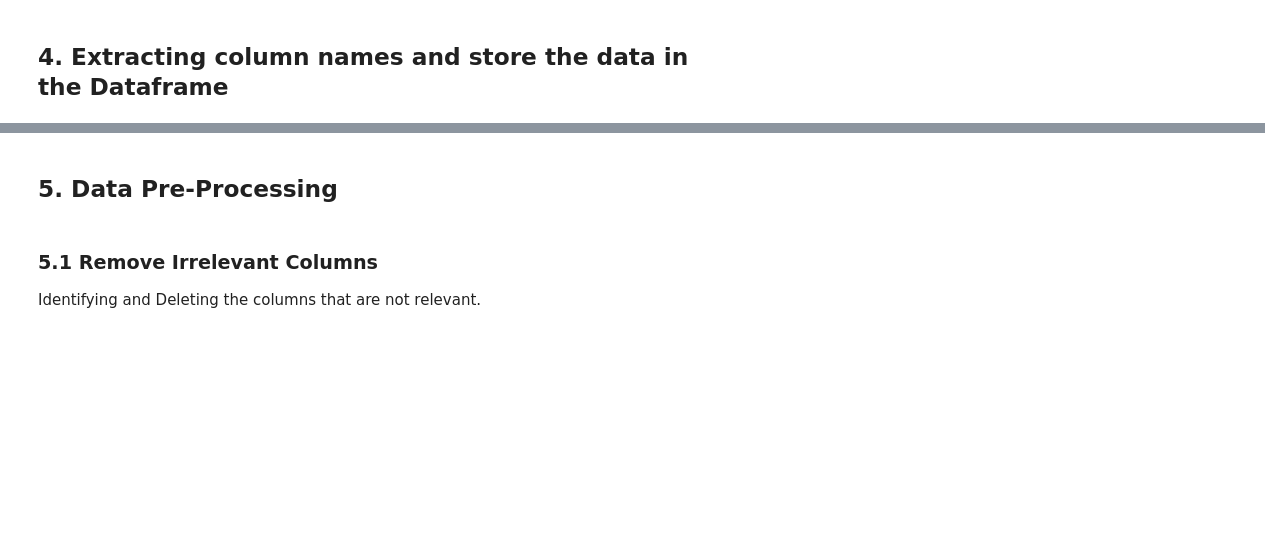
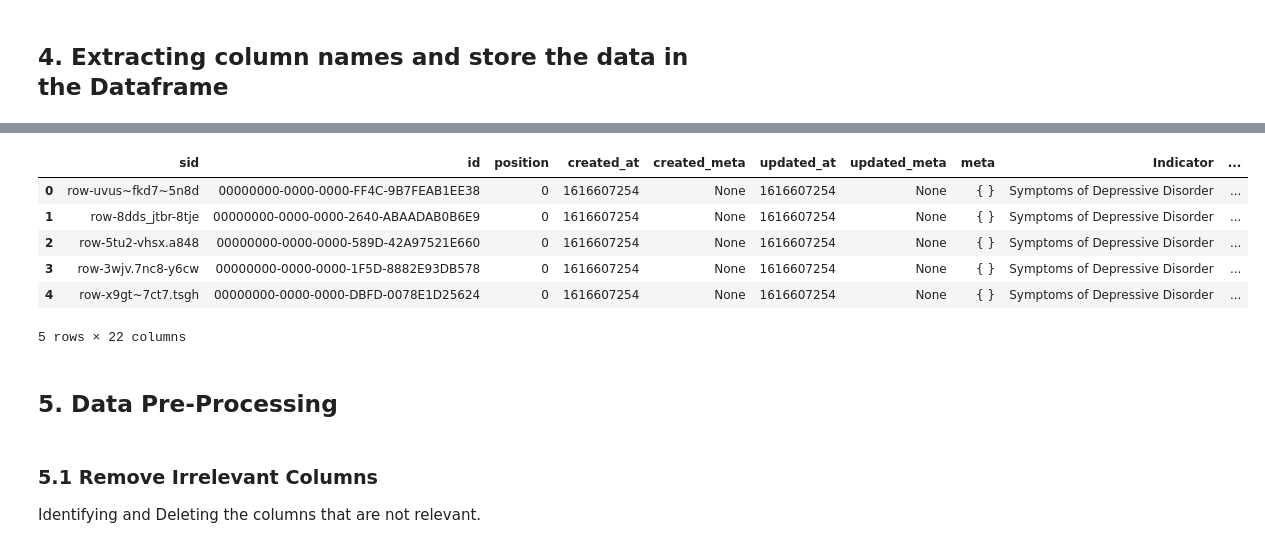
Before and after one commit to MangeshIpperNCI/DAP_PROJECT, a Jupyter notebook: x20150377_MentalState.ipynb, the cells around one changed output, grey strips where cells are left out. Cells and saved outputs as stored; diff of their text form; code cells hidden in the pictures; blank space fills up the shorter version.

```diff
--- a/x20150377_MentalState.ipynb
+++ b/x20150377_MentalState.ipynb
@@ -105,6 +131,14 @@ print(columns)
 # %%
-mentalStateData = pd.DataFrame(getData["data"][0], columns = columns)    #Creating data frame to store data in the respective columns
+mentalStateData = pd.DataFrame(getData1["data"][0], columns = columns)    #Creating data frame to store data in the respective columns
 mentalStateData.head()      # Viewing the data once all the columns are stored
+# %% [output]
+|  | sid | id | position | created_at | created_meta | updated_at | updated_meta | meta | Indicator | ... |
+| 0 | row-uvus~fkd7~5n8d | 00000000-0000-0000-FF4C-9B7FEAB1EE38 | 0 | 1616607254 | None | 1616607254 | None | { } | Symptoms of Depressive Disorder | ... |
+| 1 | row-8dds_jtbr-8tje | 00000000-0000-0000-2640-ABAADAB0B6E9 | 0 | 1616607254 | None | 1616607254 | None | { } | Symptoms of Depressive Disorder | ... |
+| 2 | row-5tu2-vhsx.a848 | 00000000-0000-0000-589D-42A97521E660 | 0 | 1616607254 | None | 1616607254 | None | { } | Symptoms of Depressive Disorder | ... |
+| 3 | row-3wjv.7nc8-y6cw | 00000000-0000-0000-1F5D-8882E93DB578 | 0 | 1616607254 | None | 1616607254 | None | { } | Symptoms of Depressive Disorder | ... |
+| 4 | row-x9gt~7ct7.tsgh | 00000000-0000-0000-DBFD-0078E1D25624 | 0 | 1616607254 | None | 1616607254 | None | { } | Symptoms of Depressive Disorder | ... |
+5 rows × 22 columns
 # %% [markdown]
 <a id=section5></a>
 ## 5. Data Pre-Processing
```
Also changed, not shown: parts of 21 cells of this notebook, 3 other files.
